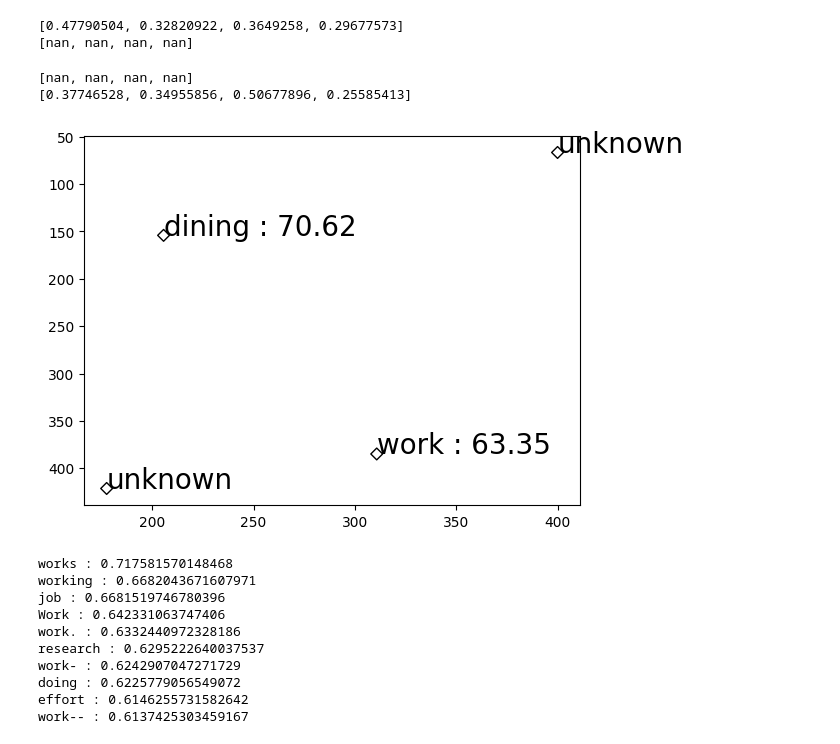
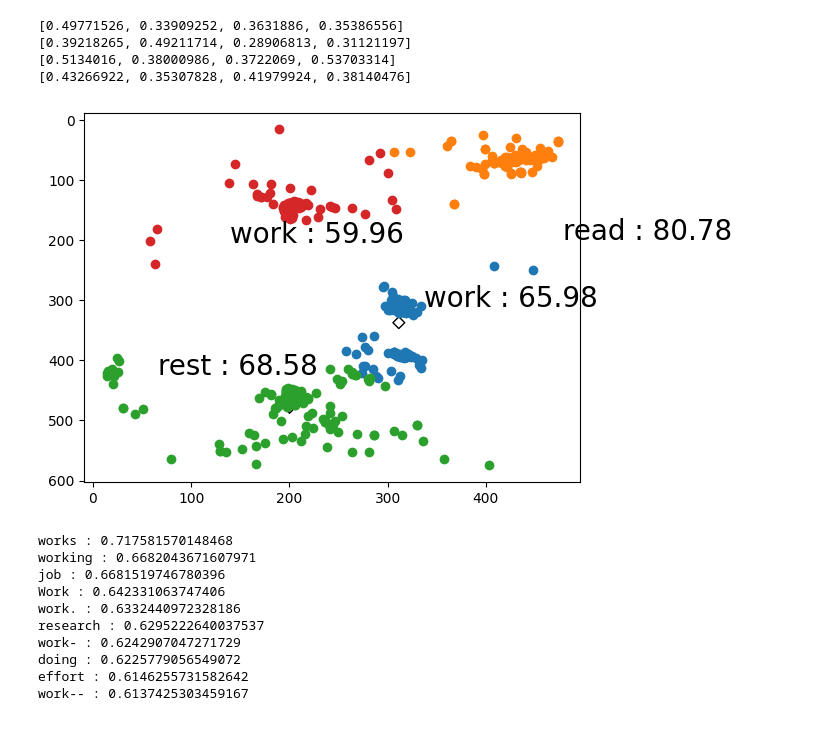
Before and after one commit to ozaki-hr8/-Space-Utilization-Analysis, a Jupyter notebook: cluster copy.ipynb, the cells around one changed output. Cells and saved outputs as stored; diff of their text form; code cells hidden in the pictures.

Commit message:
change utilization logic

```diff
--- a/cluster copy.ipynb
+++ b/cluster copy.ipynb
@@ -10,7 +10,7 @@ from gensim.models import KeyedVectors
 model_dir = 'wiki-news-300d-1M.vec'
 model = KeyedVectors.load_word2vec_format(model_dir, binary=False)
 # %%
-data=pd.read_csv("0705_2.csv")
+data=pd.read_csv("0705_1.csv")
 
 interaction_array=np.array(data['interactions'])
 interaction_with_array=np.array(data['target_obj'])
@@ -188,25 +207,25 @@ for i in ddList1:
 
 observedList2 =[]
 for i in ddList2:
+    if(action_array[i]=="laying"):
+            observedList2.append(action_array[i])
     if(interaction_array[i]!="none"):
-        if(action_array[i]=="laying"):
-            observedList2.append(action_array[i])
         observedList2.append(interaction_array[i])
         observedList2.append(interaction_with_array[i])
 
 observedList3 =[]
 for i in ddList3:
+    if(action_array[i]=="laying"):
+            observedList3.append(action_array[i])
     if(interaction_array[i]!="none"):
-        if(action_array[i]=="laying"):
-            observedList3.append(action_array[i])
         observedList3.append(interaction_array[i])
         observedList3.append(interaction_with_array[i])
 
 observedList4 =[]
 for i in ddList4:
+    if(action_array[i]=="laying"):
+            observedList4.append(action_array[i])
     if(interaction_array[i]!="none"):
-        if(action_array[i]=="laying"):
-            observedList4.append(action_array[i])
         observedList4.append(interaction_array[i])
         observedList4.append(interaction_with_array[i])
 
@@ -233,40 +252,41 @@ for item in observedList3:
 
 split_values4 = []
 original_values4 = []
 for item in observedList4:
     split_items = item.split(',')
     split_values4.extend(split_items)
     original_values4.extend([item] * len(split_items))
 
 centers = km.cluster_centers_
 plt.gca().invert_yaxis()  # y軸を反転する
 plt.scatter(centers[:, 1], centers[:, 0], marker="D", facecolors='none', edgecolors='black')
 observed_lists = [split_values, split_values2, split_values3, split_values4]
 utilization_class_list = ['work','rest','dining','read']
 utilization = 'none'
 
 for i, observed_list in enumerate(observed_lists):
     score = [np.mean([model.similarity(utilization, observe) for observe in observed_list])
              for utilization in utilization_class_list]
     max_socre = np.max(score)
 
     similar_list = model.most_similar(f"{utilization}")
     most_similar_score =similar_list[0][1]
     prob = max_socre / most_similar_score *100
 
     max_index = np.argmax(score)
     print(score)
     utilization = utilization_class_list[max_index]
+    plt.scatter(data.loc[:, ['y']][label==i], data.loc[:, ['x']][label==i])
     if prob>50:
-        plt.text(centers[i][1], centers[i][0], f"{utilization} : {round(prob, 2)}", fontsize=20)
+        plt.text(centers[i][0], centers[i][1], f"{utilization} : {round(prob, 2)}", fontsize=20)
     else:
-        plt.text(centers[i][1], centers[i][0], f"unknown", fontsize=20)
+        plt.text(centers[i][0], centers[i][1], f"unknown", fontsize=20)
 # %% [output]
-[0.47790504, 0.32820922, 0.3649258, 0.29677573]
-[nan, nan, nan, nan]
+[0.49771526, 0.33909252, 0.3631886, 0.35386556]
+[0.39218265, 0.49211714, 0.28906813, 0.31121197]
+[0.5134016, 0.38000986, 0.3722069, 0.53703314]
+[0.43266922, 0.35307828, 0.41979924, 0.38140476]
-[nan, nan, nan, nan]
-[0.37746528, 0.34955856, 0.50677896, 0.25585413]
-[figure, old version]
+[figure, new version]
 # %%
 similar_list = model.most_similar('work')
 for similar_set in similar_list:
```
Also changed, not shown: parts of 10 cells of this notebook.
